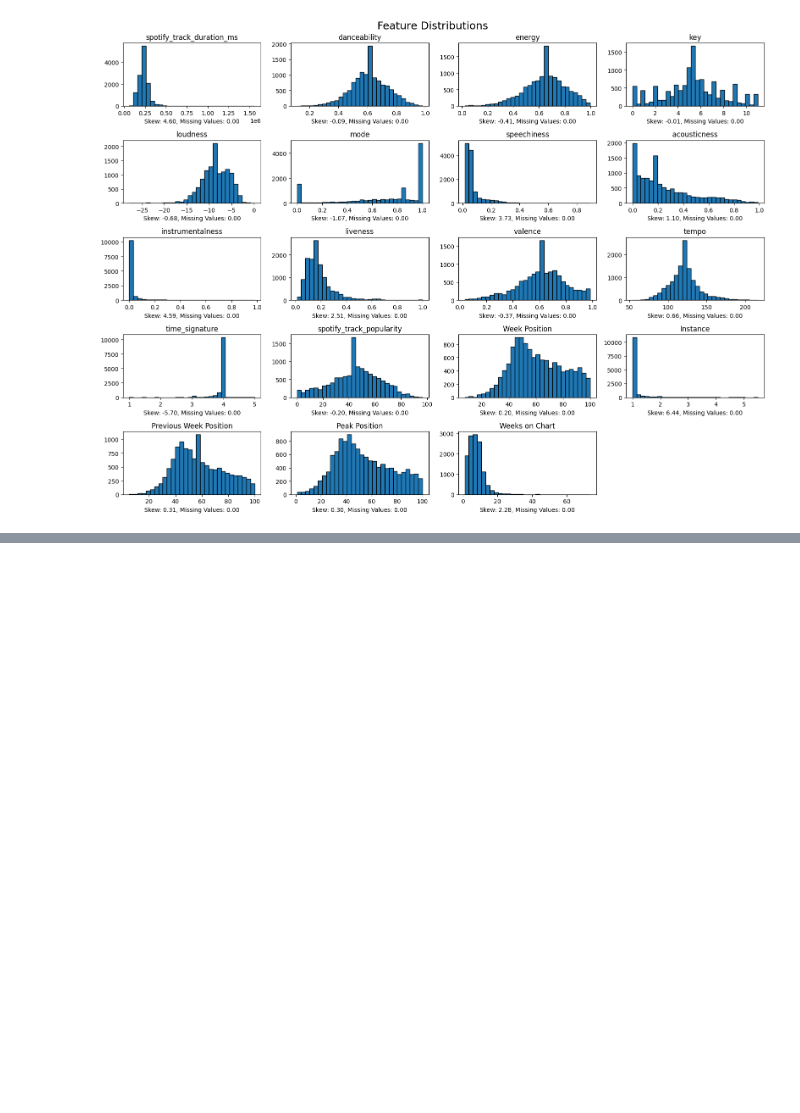
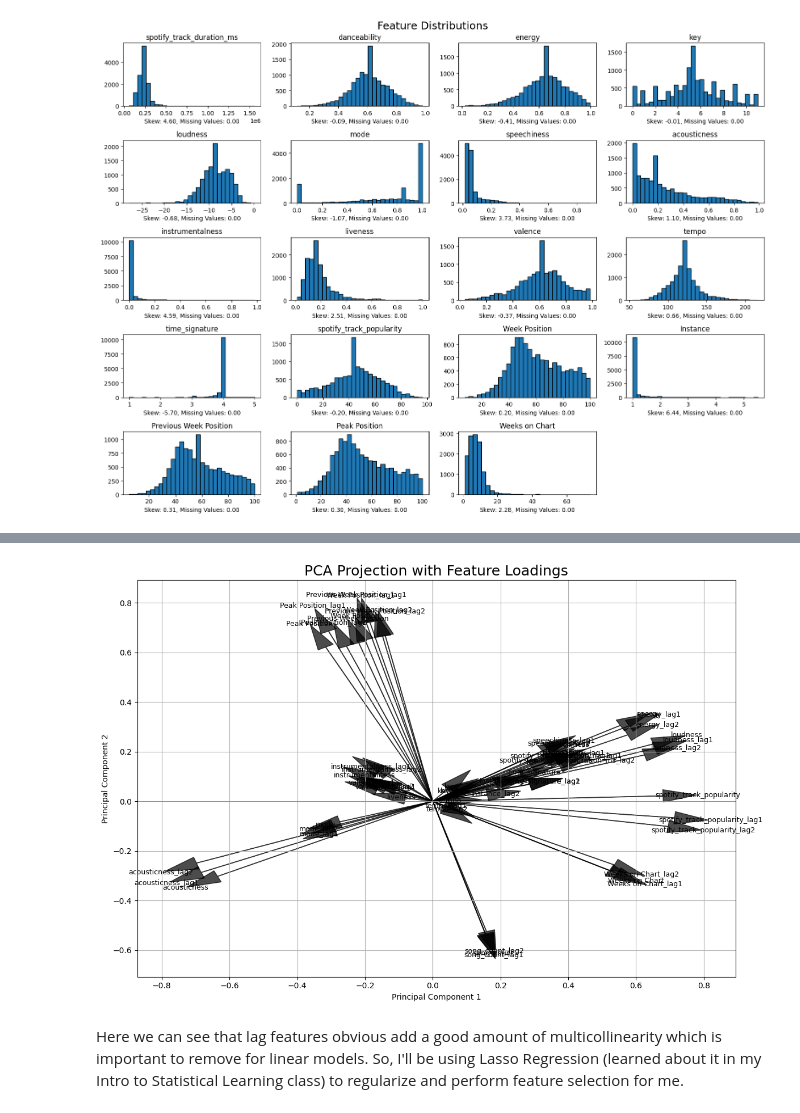
Before and after one commit to dcsajdak/MusicGenreTrends, a Jupyter notebook: MusicTrendForecasting.ipynb, the cells around one changed output, grey strips where cells are left out. Cells and saved outputs as stored; diff of their text form; code cells hidden in the pictures; blank space fills up the shorter version.

```diff
--- a/MusicTrendForecasting.ipynb
+++ b/MusicTrendForecasting.ipynb
@@ -166,0 +248,30 @@ plt.show()
+# %%
+# PCA to visualize data separation
+pca = PCA(n_components=2)
+X_pca = pca.fit_transform(genre_df_normalized[num_cols])
+
+# Set up the plot
+plt.figure(figsize=(12, 8))
+
+# Plot the PCA loadings (arrows)
+loadings = pca.components_.T * np.sqrt(pca.explained_variance_)
+
+for i, feature in enumerate(num_cols):
+    plt.arrow(0, 0, loadings[i, 0], loadings[i, 1],
+              color='black', alpha=0.7, head_width=0.05, head_length=0.1)
+    plt.text(loadings[i, 0]*1.15, loadings[i, 1]*1.15, feature,
+             color='black', ha='center', va='center', fontsize=9)
+
+# Titles and labels
+plt.title('PCA Projection with Feature Loadings', fontsize=18)
+plt.xlabel('Principal Component 1')
+plt.ylabel('Principal Component 2')
+plt.axhline(0, color='grey', linewidth=0.5)
+plt.axvline(0, color='grey', linewidth=0.5)
+plt.grid(True)
+plt.tight_layout()
+plt.show()
+# %% [output]
+[figure, added]
+# %% [markdown]
+Here we can see that lag features obvious add a good amount of multicollinearity which is important to remove for linear models. So, I'll be using Lasso Regression (learned about it in my Intro to Statistical Learning class) to regularize and perform feature selection for me.
```
Also changed, not shown: parts of 6 cells of this notebook.
